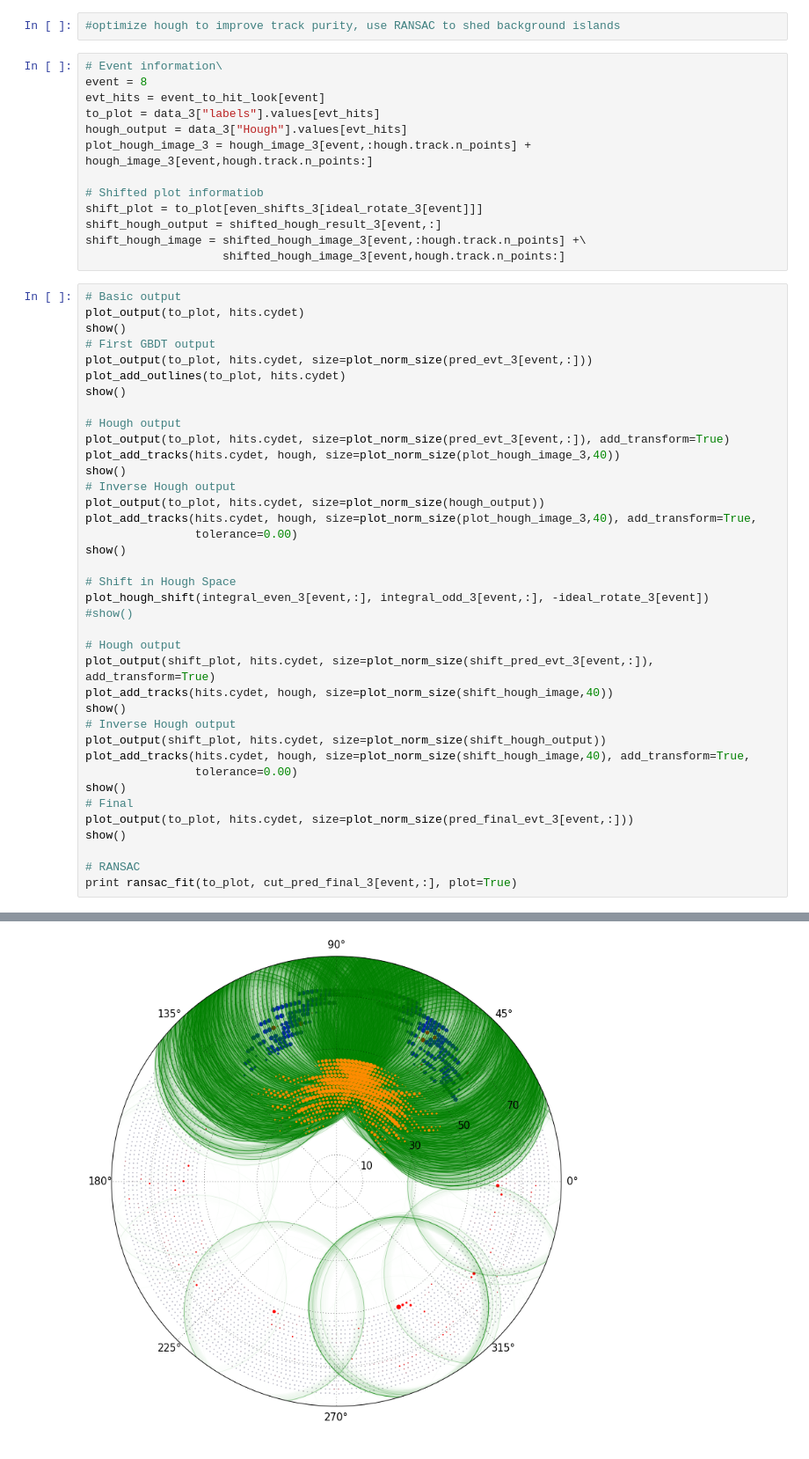
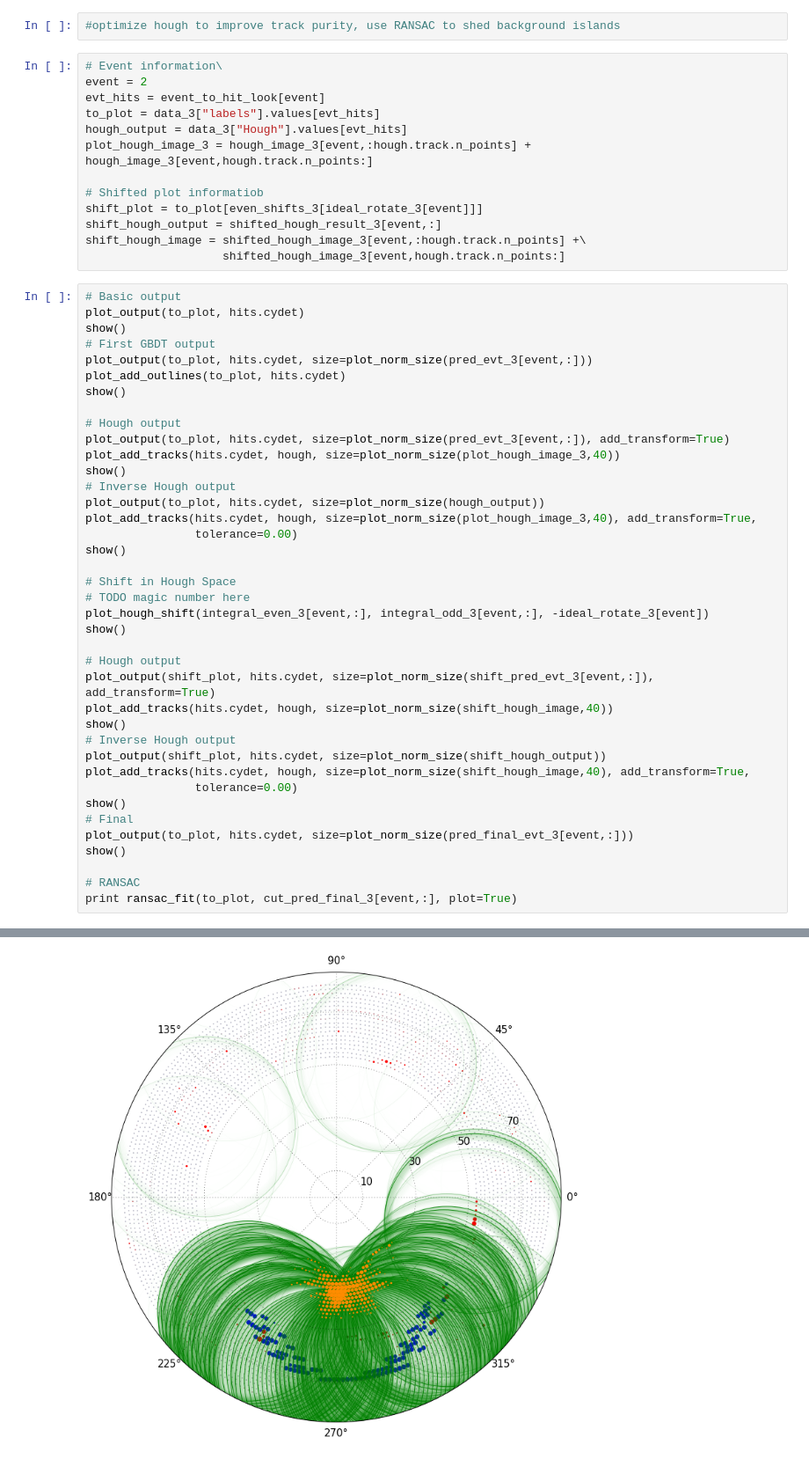
Before and after one commit to ewengillies/track-finding-yandex, a Jupyter notebook: notebooks/MainPipeline_WithRANSAC.ipynb, the cells around one changed output, grey strips where cells are left out. Shown at 88% size. Saved outputs shown, nothing was run; the diff lists cells and outputs as text.

Commit message:
Corrected notebook plot

```diff
--- a/notebooks/MainPipeline_WithRANSAC.ipynb
+++ b/notebooks/MainPipeline_WithRANSAC.ipynb
@@ -639,7 +639,7 @@ show()
 #optimize hough to improve track purity, use RANSAC to shed background islands
 # %%
 # Event information\
-event = 8
+event = 2
 evt_hits = event_to_hit_look[event]
 to_plot = data_3["labels"].values[evt_hits]
 hough_output = data_3["Hough"].values[evt_hits]
@@ -670,8 +670,9 @@ plot_add_tracks(hits.cydet, hough, size=plot_norm_size(plot_hough_image_3,40), a
 show()
 
 # Shift in Hough Space
+# TODO magic number here
 plot_hough_shift(integral_even_3[event,:], integral_odd_3[event,:], -ideal_rotate_3[event])
-#show()
+show()
 
 # Hough output
 plot_output(shift_plot, hits.cydet, size=plot_norm_size(shift_pred_evt_3[event,:]), add_transform=True)
@@ -695 +696 @@ Length of draw tracks are 548
-[figure, old version]
+[figure, new version]
```
Also changed, not shown: parts of 1 cell of this notebook.
